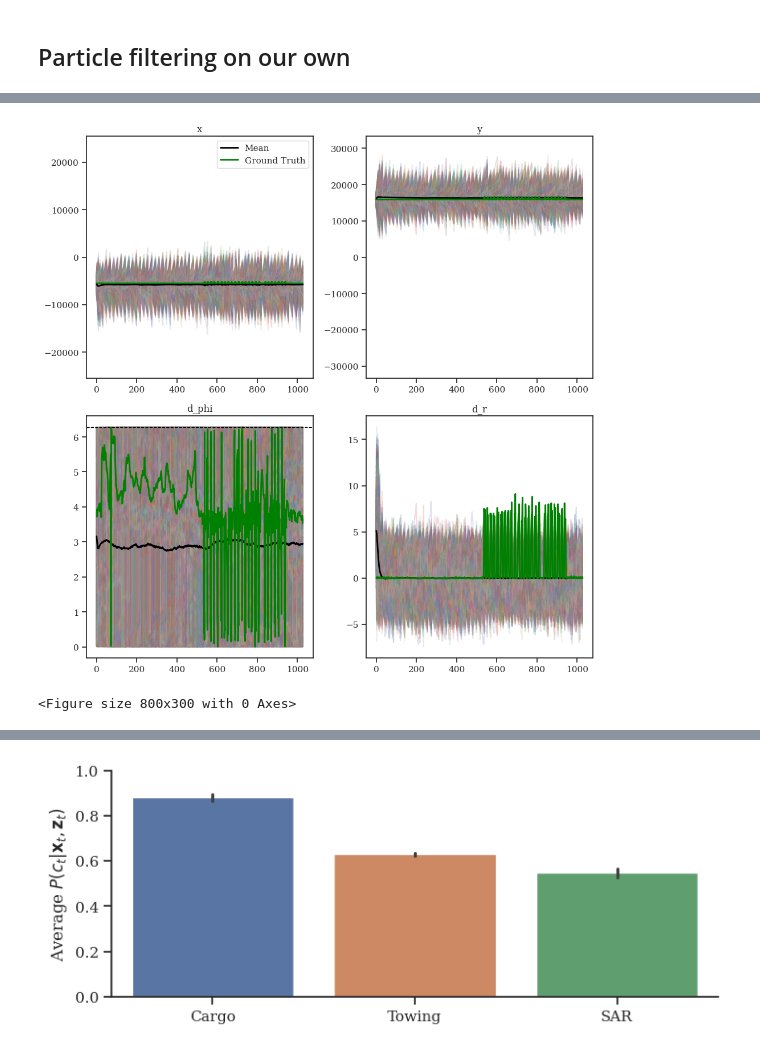
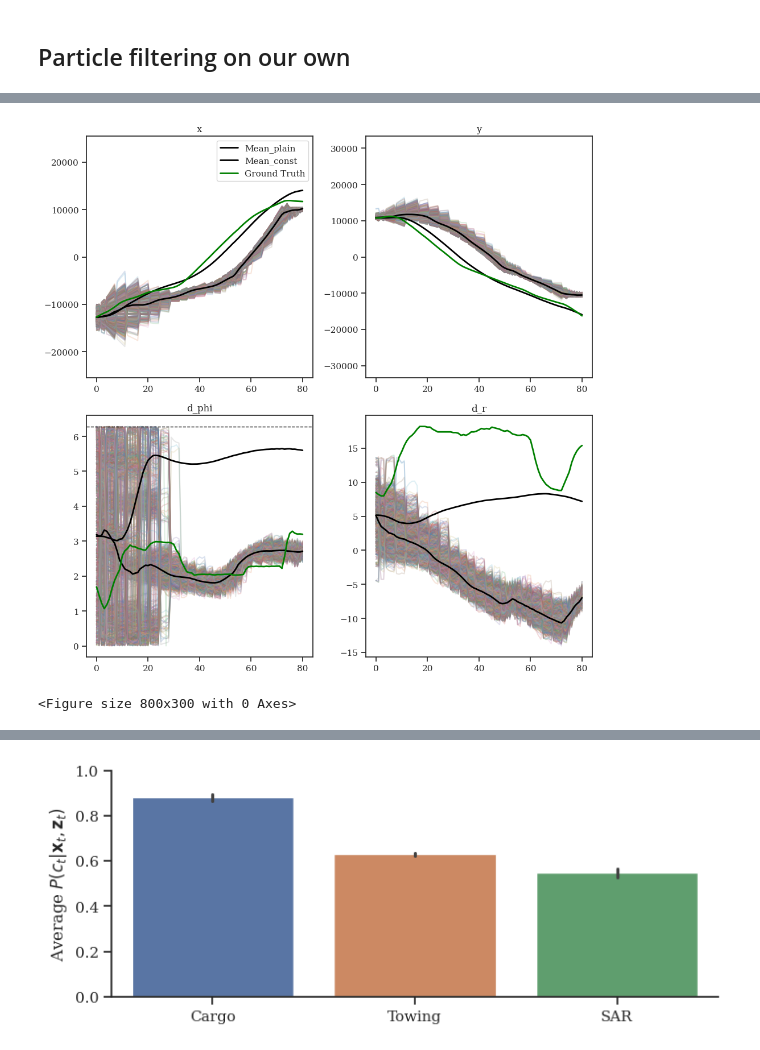
Before and after one commit to HRI-EU/ProMis, a Jupyter notebook: examples/promis-ships.ipynb, the cells around one changed output, grey strips where cells are left out. Drawn from its saved outputs; the diff is of its cells as text; code cells hidden in the pictures.

```diff
--- a/examples/promis-ships.ipynb
+++ b/examples/promis-ships.ipynb
@@ -1188,0 +1241,15 @@ df_results = pd.read_pickle("res-all-taus.pkl")
+# %%
+with_benefit = df_results.groupby("mmsi").apply(
+    lambda group: group.copy()[
+        (group["tau"] == 0.0)
+        | (group["pos_error_mean"] == group[group["tau"] != 0.0]["pos_error_mean"].min())
+    ]
+    .assign(
+        benefit=(
+            group[group["tau"] != 0.0]["pos_error_mean"].min()
+            - group[group["tau"] == 0.0]["pos_error_mean"].item()
+        )
+    )
+    .sort_values("tau"),
+    include_groups=False,
+)
@@ -1188,0 +1280,3 @@ df_results = pd.read_pickle("res-all-taus.pkl")
+# %%
+results = with_benefit.loc[[with_benefit.index.get_level_values(0)[::2][10]]]
+results
@@ -1189,31 +1288,43 @@ df_results = pd.read_pickle("res-all-taus.pkl")
+# %%
+result_pf, result_cofi = results.iloc[0], results.iloc[1]
+result = result_cofi
 # %%
 fig, axes = plt.subplots(2, 2, figsize=(10, 10))
+
 columns = ["x", "y", "d_phi", "d_r"]
+
+# time_start = 0
+# time_end = 400
+
 for i, ax in enumerate(axes.flatten()):
     if i >= result["particles"].shape[2]:
         break
     ax.plot(result["particles"][:, :, i], alpha=0.2)
-    if i < result["estimates"].shape[1]:
-        ax.plot(result["estimates"][:, i], c="black", lw=2, label="Mean")
+
+    if i < result_pf["estimates"].shape[1]:
+        ax.plot(result_pf["estimates"][:, i], c="black", lw=2, label="Mean_plain")
+    if i < result_cofi["estimates"].shape[1]:
+        ax.plot(result_cofi["estimates"][:, i], c="black", lw=2, label="Mean_const")
+
     if i < result["truth"].shape[1]:
         ax.plot(result["truth"][:, i], c="green", lw=2, label="Ground Truth")
     ax.set_title(columns[i])
 
     # ax.axvline(result["deviate_from"], c="black", ls="--", lw=1)
 
     if i == 0:
         ax.set_ylim(-width, width)
     if i == 1:
         ax.set_ylim(-height, height)
 
     if i == 0:
         ax.legend()
 
 axes[1, 0].axhline(2 * pi, c="black", ls="--", lw=1)
 
 plt.tight_layout()
 plt.show()
 plt.clf()
 # %% [output]
-[figure, old version]
+[figure, new version]
 <Figure size 800x300 with 0 Axes>
```
Also changed, not shown: parts of 27 cells of this notebook, 1 other file.
